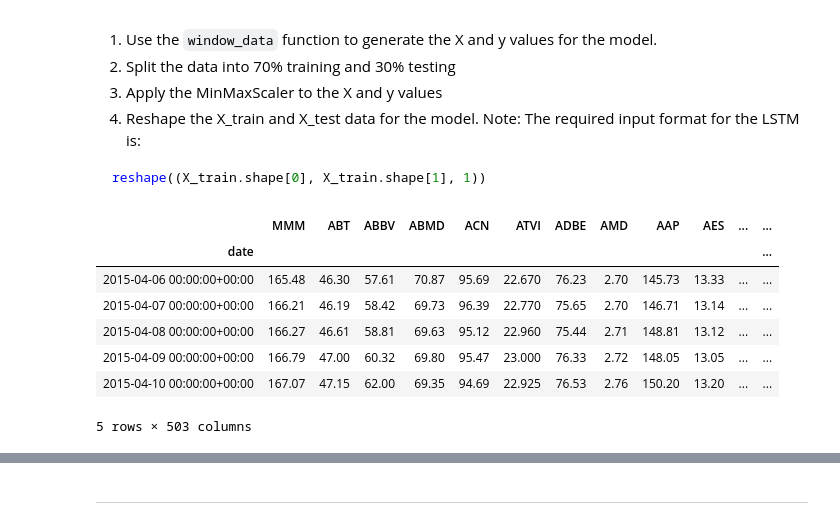
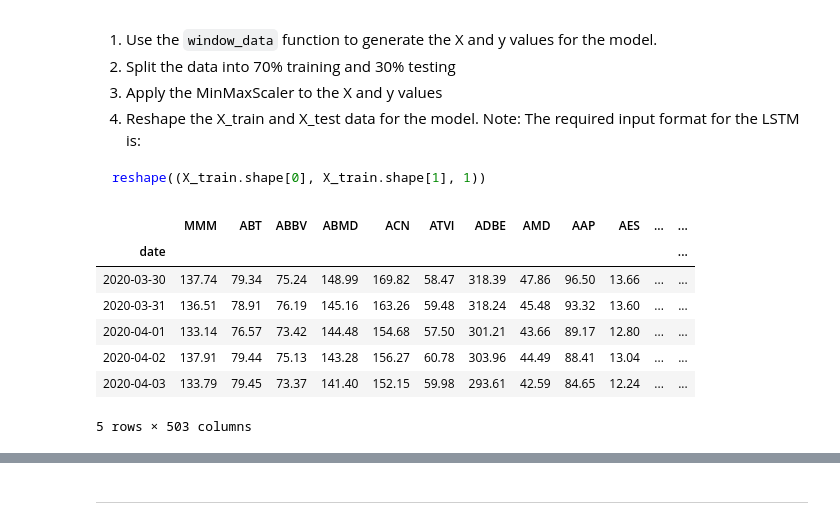
Before and after one commit to sselvakularanjan/FinTech-Project-2, a Jupyter notebook: MSR_lstm_stock_predictor_closing.ipynb, the cells around one changed output, grey strips where cells are left out. Saved outputs shown, nothing was run; the diff lists cells and outputs as text; code cells hidden in the pictures.

```diff
--- a/MSR_lstm_stock_predictor_closing.ipynb
+++ b/MSR_lstm_stock_predictor_closing.ipynb
@@ -34,16 +35,20 @@ from tensorflow import random
 random.set_seed(2)
 # %%
 # Load the stock prices
-df = pd.read_csv('Resources/MSR_sp500_5yr_close.csv', index_col="date", infer_datetime_format=True, parse_dates=True)
-#df = df["chosen stocks"]
-df.drop(columns=['date.1','date.2'], inplace=True)
-df.head()
+SP500_full = pd.read_csv('Resources/MSR_sp500_5yr_close.csv', index_col='date',infer_datetime_format=True, parse_dates=True)
+SP500_full.reset_index(inplace=True)
+SP500_full['date']=SP500_full['date'].dt.date
+# SP500_full.set_index(['date'],inplace=True)
+SP500_full.index = pd.to_datetime(SP500_full['date'])
+SP500_full.drop(columns=['date.1','date.2','date'],inplace=True)
+
+SP500_full.tail()
 # %% [output]
 |  | MMM | ABT | ABBV | ABMD | ACN | ATVI | ADBE | AMD | AAP | AES | ... | ... |
 | date |  |  |  |  |  |  |  |  |  |  |  | ... |
-| 2015-04-06 00:00:00+00:00 | 165.48 | 46.30 | 57.61 | 70.87 | 95.69 | 22.670 | 76.23 | 2.70 | 145.73 | 13.33 | ... | ... |
-| 2015-04-07 00:00:00+00:00 | 166.21 | 46.19 | 58.42 | 69.73 | 96.39 | 22.770 | 75.65 | 2.70 | 146.71 | 13.14 | ... | ... |
-| 2015-04-08 00:00:00+00:00 | 166.27 | 46.61 | 58.81 | 69.63 | 95.12 | 22.960 | 75.44 | 2.71 | 148.81 | 13.12 | ... | ... |
-| 2015-04-09 00:00:00+00:00 | 166.79 | 47.00 | 60.32 | 69.80 | 95.47 | 23.000 | 76.33 | 2.72 | 148.05 | 13.05 | ... | ... |
-| 2015-04-10 00:00:00+00:00 | 167.07 | 47.15 | 62.00 | 69.35 | 94.69 | 22.925 | 76.53 | 2.76 | 150.20 | 13.20 | ... | ... |
+| 2020-03-30 | 137.74 | 79.34 | 75.24 | 148.99 | 169.82 | 58.47 | 318.39 | 47.86 | 96.50 | 13.66 | ... | ... |
+| 2020-03-31 | 136.51 | 78.91 | 76.19 | 145.16 | 163.26 | 59.48 | 318.24 | 45.48 | 93.32 | 13.60 | ... | ... |
+| 2020-04-01 | 133.14 | 76.57 | 73.42 | 144.48 | 154.68 | 57.50 | 301.21 | 43.66 | 89.17 | 12.80 | ... | ... |
+| 2020-04-02 | 137.91 | 79.44 | 75.13 | 143.28 | 156.27 | 60.78 | 303.96 | 44.49 | 88.41 | 13.04 | ... | ... |
+| 2020-04-03 | 133.79 | 79.45 | 73.37 | 141.40 | 152.15 | 59.98 | 293.61 | 42.59 | 84.65 | 12.24 | ... | ... |
 5 rows × 503 columns
```
Also changed, not shown: parts of 27 cells of this notebook, 1 other file.
